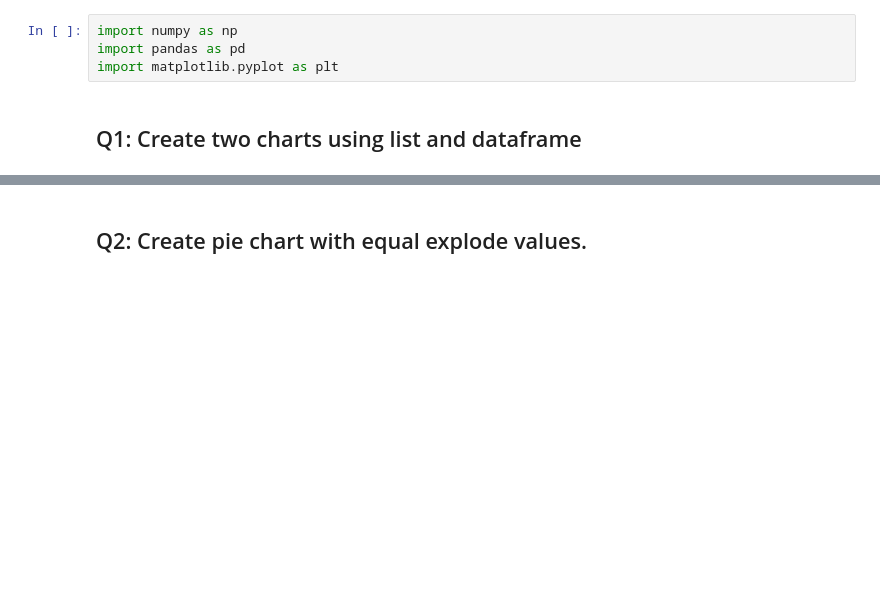
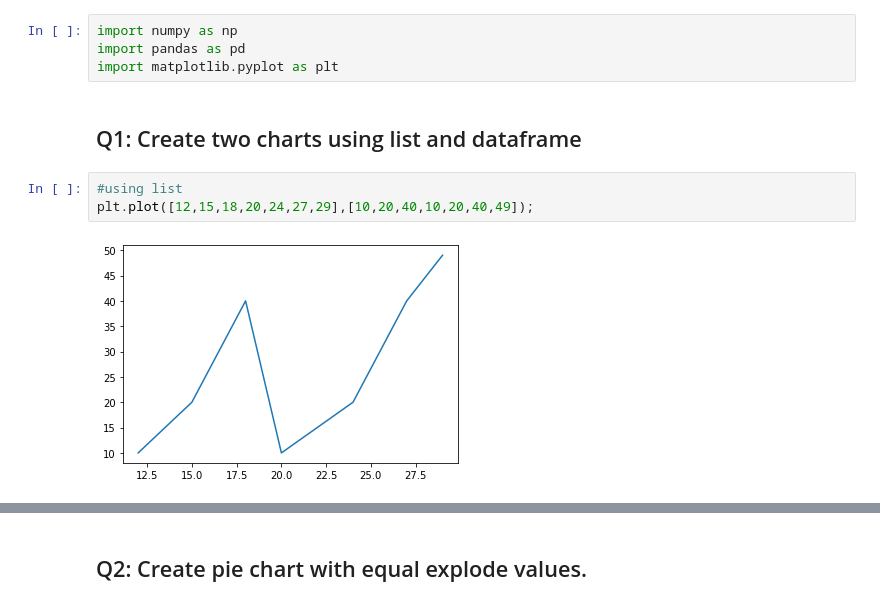
Before and after one commit to Tuwaiq-Data-Science-Bootcamp/Day8-Lab1-Matplotlib, a Jupyter notebook: Day#8_Matplotlib_Assignment.ipynb, the cells around one changed output, grey strips where cells are left out. Drawn from its saved outputs; the diff is of its cells as text; blank space fills up the shorter version.

```diff
--- a/Day#8_Matplotlib_Assignment.ipynb
+++ b/Day#8_Matplotlib_Assignment.ipynb
@@ -4,3 +4,8 @@ import pandas as pd
 import matplotlib.pyplot as plt
 # %% [markdown]
 ## Q1: Create two charts using list and dataframe
+# %%
+#using list
+plt.plot([12,15,18,20,24,27,29],[10,20,40,10,20,40,49]);
+# %% [output]
+[figure, added]
```
Also changed, not shown: parts of 6 cells of this notebook.
